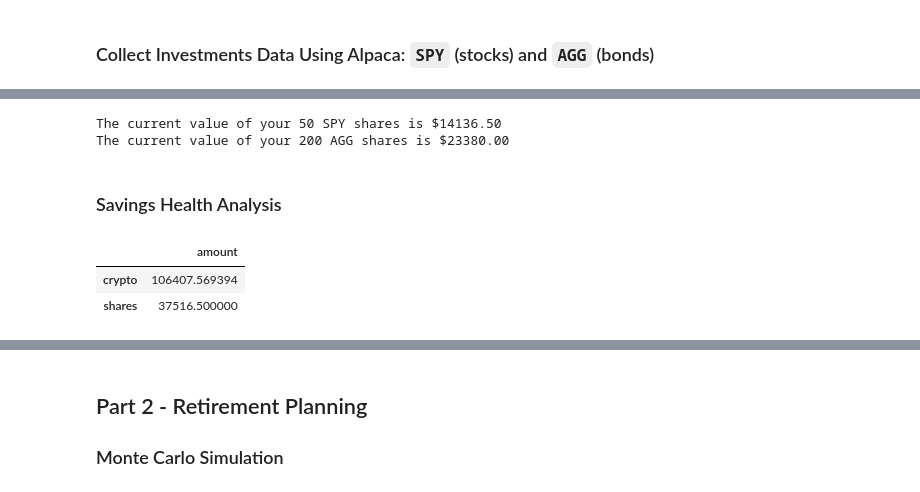
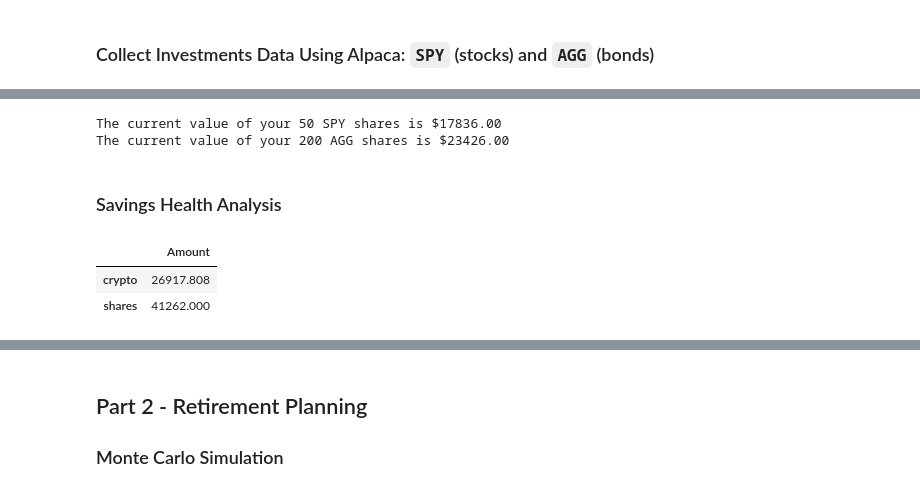
Before and after one commit to scoopcash/Module5, a Jupyter notebook: Instructions/Starter_Code/financial-planner.ipynb, the cells around one changed output, grey strips where cells are left out. Cells and saved outputs as stored; diff of their text form; code cells hidden in the pictures.

```diff
--- a/Instructions/Starter_Code/financial-planner.ipynb
+++ b/Instructions/Starter_Code/financial-planner.ipynb
@@ -73,6 +81,6 @@ my_spy = 50
 # %%
 # Format current date as ISO format
-# YOUR CODE HERE!
+today = pd.Timestamp("2020-11-11", tz='America/New_York').isoformat()
 
 # Set the tickers
 tickers = ["AGG", "SPY"]
@@ -81,16 +89,23 @@ tickers = ["AGG", "SPY"]
 timeframe = "1Day"
 
 # Get current closing prices for SPY and AGG
-# YOUR CODE HERE!
+df_portfolio = alpaca.get_bars(
+    tickers,
+    timeframe,
+    start=today,
+    end=today
+).df
+
+df_portfolio.head()
 
 # Reorganize the DataFrame
 # Separate ticker data
-# YOUR CODE HERE!
-
+AGG = df_portfolio[df_portfolio['symbol']=='AGG']
+SPY = df_portfolio[df_portfolio['symbol']=='SPY']
 
 # Concatenate the ticker DataFrames
-# YOUR CODE HERE!
+df_portfolio = pd.concat([AGG,SPY], axis=1, keys=["AGG", "SPY"])
 
 # Preview DataFrame
-# YOUR CODE HERE!
+df_portfolio
 # %% [output]
@@ -105,7 +116,7 @@ timeframe = "1Day"
 # %%
 # Pick AGG and SPY close prices
-# YOUR CODE HERE!
-
+agg_close_price = float(df_portfolio['AGG']['close'])
+spy_close_price = float(df_portfolio['SPY']['close'])
 # Print AGG and SPY close prices
 print(f"Current AGG closing price: ${agg_close_price}")
 print(f"Current SPY closing price: ${spy_close_price}")
@@ -115,28 +126,34 @@ Current SPY closing price: $282.73
 # %%
 # Compute the current value of shares
-# YOUR CODE HERE!
+my_spy_value = my_spy * spy_close_price
+my_agg_value = my_agg * agg_close_price
 
 # Print current value of shares
 print(f"The current value of your {my_spy} SPY shares is ${my_spy_value:0.2f}")
 print(f"The current value of your {my_agg} AGG shares is ${my_agg_value:0.2f}")
 # %% [output]
-The current value of your 50 SPY shares is $14136.50
-The current value of your 200 AGG shares is $23380.00
+The current value of your 50 SPY shares is $17836.00
+The current value of your 200 AGG shares is $23426.00
 # %% [markdown]
 ### Savings Health Analysis
 # %%
 # Set monthly household income
-# YOUR CODE HERE!
+monthly_income = 12000
 
 # Consolidate financial assets data
-# YOUR CODE HERE!
+total_crypto = my_btc_value + my_eth_value
+total_shares = my_agg_value + my_spy_value
 
 # Create savings DataFrame
-# YOUR CODE HERE!
+savings_data = {
+    "Amount": [total_crypto,total_shares]
+}
+
+df_savings = pd.DataFrame(savings_data, index=['crypto','shares'])
 
 # Display savings DataFrame
 display(df_savings)
 # %% [output]
-|  | amount |
-| crypto | 106407.569394 |
-| shares | 37516.500000 |
+|  | Amount |
+| crypto | 26917.808 |
+| shares | 41262.000 |
```
Also changed, not shown: parts of 8 cells of this notebook.
